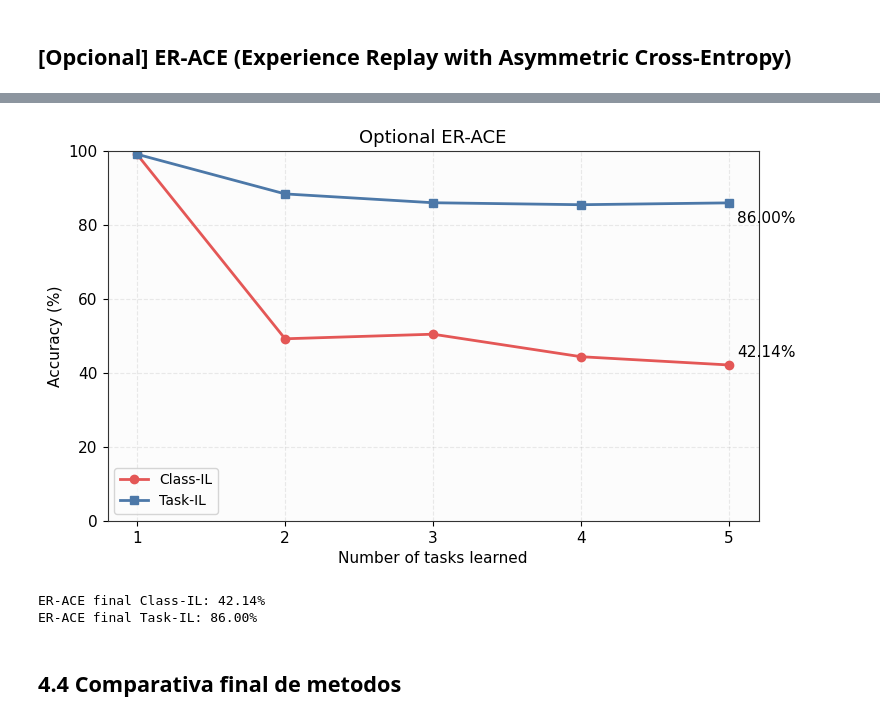
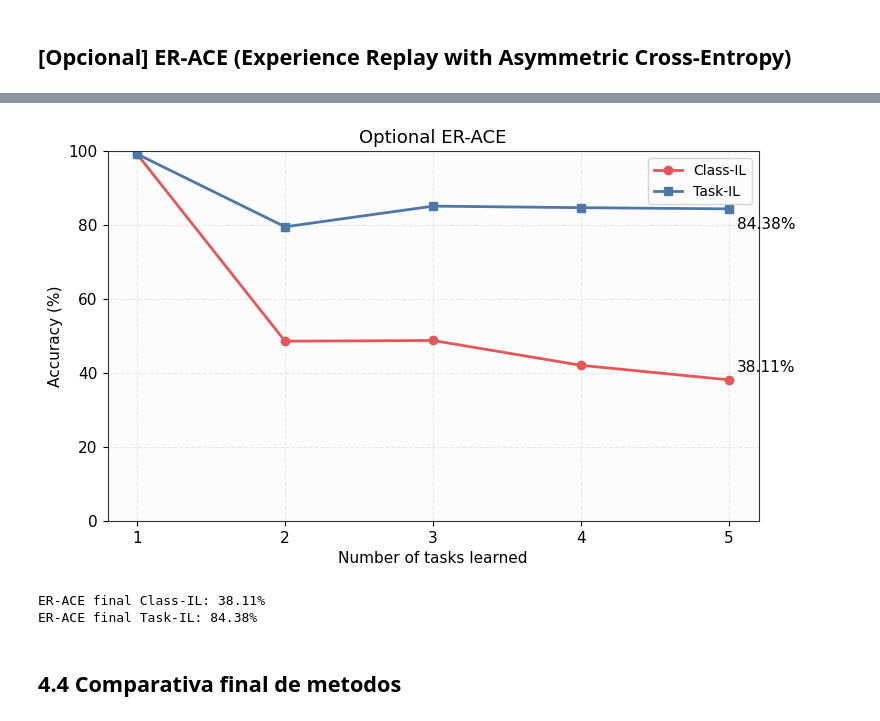
Before and after one commit to Mateo-Giacometti/seq_cifar10_continual_learning, a Jupyter notebook: tp1.ipynb, the cells around one changed output, grey strips where cells are left out. Saved outputs shown, nothing was run; the diff lists cells and outputs as text; code cells hidden in the pictures.

```diff
--- a/tp1.ipynb
+++ b/tp1.ipynb
@@ -470,15 +569,22 @@ LwF final Task-IL: 74.15%
 # %%
 co2l_ckpt = ckpt("co2l_seq_cifar10.pt")
 
+need_train_co2l = True
 if co2l_ckpt.exists():
     payload = load_checkpoint(co2l_ckpt, map_location=device)
-    co2l_history = payload["history"]
-    print(f"Loaded checkpoint: {co2l_ckpt}")
-else:
+    candidate_history = payload.get("history", {})
+    if history_matches_protocol(candidate_history):
+        co2l_history = candidate_history
+        print(f"Loaded checkpoint: {co2l_ckpt}")
+        need_train_co2l = False
+    else:
+        print("Co2L checkpoint incompatible with from_task0_pretrained protocol. Re-training and overwriting.")
+
+if need_train_co2l:
     co2l_model, co2l_history = train_co2l_method(
         backbone=supcon_model.backbone,
         feat_dim=feat_dim,
-        train_loaders=task_train_loaders,
+        train_loaders=co2l_train_loaders,
         train_loaders_eval=task_train_loaders,
         test_loaders=task_test_loaders,
         task_classes=seq_builder.task_classes,
@@ -500,8 +606,14 @@ else:
         eval_linear_lr=float(cfg.co2l.eval_linear_lr),
         eval_linear_milestones=list(cfg.co2l.eval_linear_milestones),
         eval_linear_gamma=float(cfg.co2l.eval_linear_gamma),
+        task_ids=protocol_task_ids,
         seed=int(cfg.training.seed),
         max_replay_batch_size=int(cfg.co2l.max_replay_batch_size),
+        initial_model=co2l_initial_model,
+        initial_seen_task_ids=initial_seen_task_ids,
+        initial_past_model=co2l_initial_past_model,
+        initial_buffer=task0_buffer,
+        baseline_payload=task0_baseline,
         verbose=True,
     )
     save_checkpoint(
@@ -546,11 +642,18 @@ Co2L final Task-IL: 87.79%
 # %%
 er_ace_ckpt = ckpt("er_ace_seq_cifar10.pt")
 
+need_train_erace = True
 if er_ace_ckpt.exists():
     payload = load_checkpoint(er_ace_ckpt, map_location=device)
-    er_ace_history = payload["history"]
-    print(f"Loaded checkpoint: {er_ace_ckpt}")
-else:
+    candidate_history = payload.get("history", {})
+    if history_matches_protocol(candidate_history):
+        er_ace_history = candidate_history
+        print(f"Loaded checkpoint: {er_ace_ckpt}")
+        need_train_erace = False
+    else:
+        print("ER-ACE checkpoint incompatible with from_task0_pretrained protocol. Re-training and overwriting.")
+
+if need_train_erace:
     er_ace_model, er_ace_history = train_er_ace_method(
         backbone=supcon_model.backbone,
         feat_dim=feat_dim,
@@ -567,7 +670,12 @@ else:
         replay_batch_size=int(cfg.er_ace.replay_batch_size),
         incoming_weight=float(cfg.er_ace.incoming_weight),
         replay_weight=float(cfg.er_ace.replay_weight),
+        task_ids=protocol_task_ids,
         seed=int(cfg.training.seed),
+        initial_model=initial_classifier,
+        initial_seen_task_ids=initial_seen_task_ids,
+        initial_buffer=task0_buffer,
+        baseline_payload=task0_baseline,
         verbose=True,
     )
     save_checkpoint(
@@ -607,6 +699,6 @@ Saved checkpoint: outputs/checkpoints/er_ace_seq_cifar10.pt
-[figure, old version]
+[figure, new version]
-ER-ACE final Class-IL: 42.14%
-ER-ACE final Task-IL: 86.00%
+ER-ACE final Class-IL: 38.11%
+ER-ACE final Task-IL: 84.38%
 # %% [markdown]
 ## 4.4 Comparativa final de metodos
 # %%
```
Also changed, not shown: parts of 10 cells of this notebook, 9 other files.
